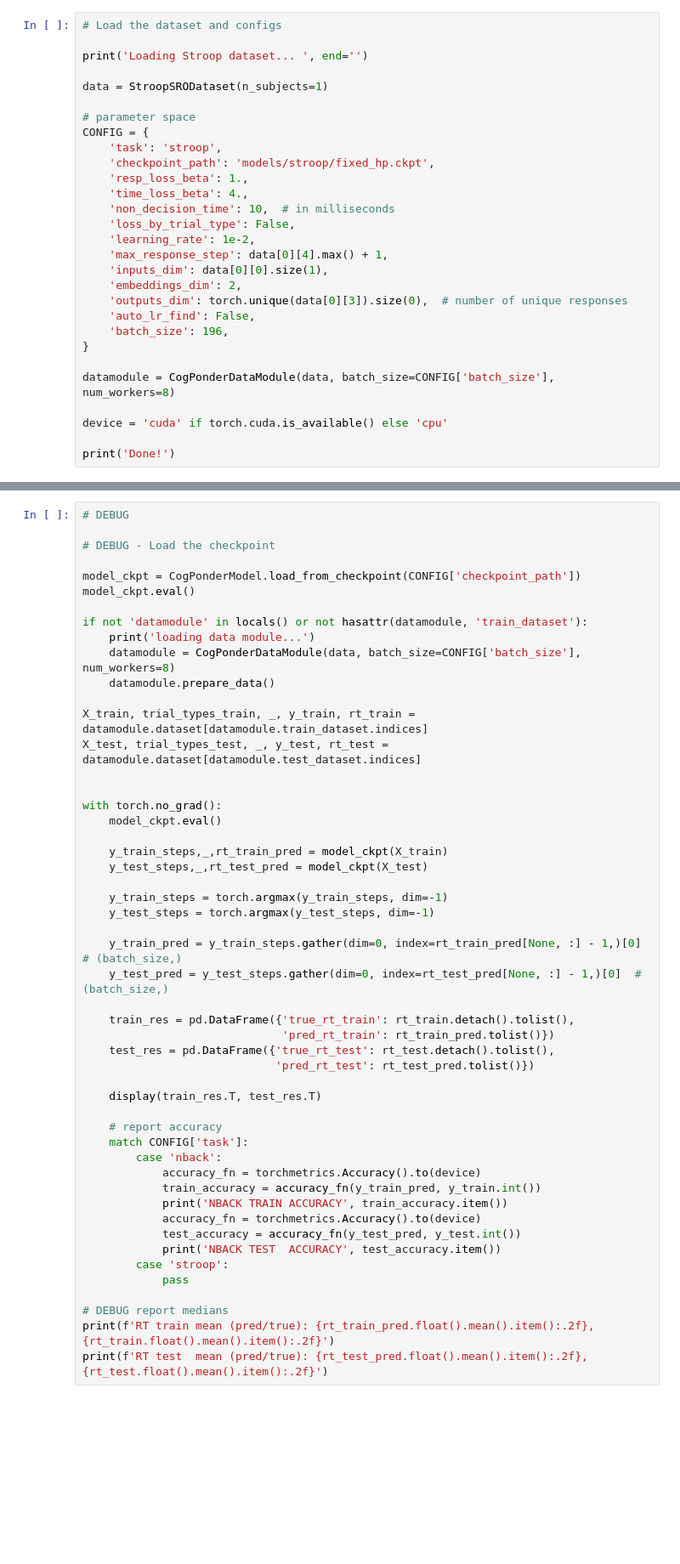
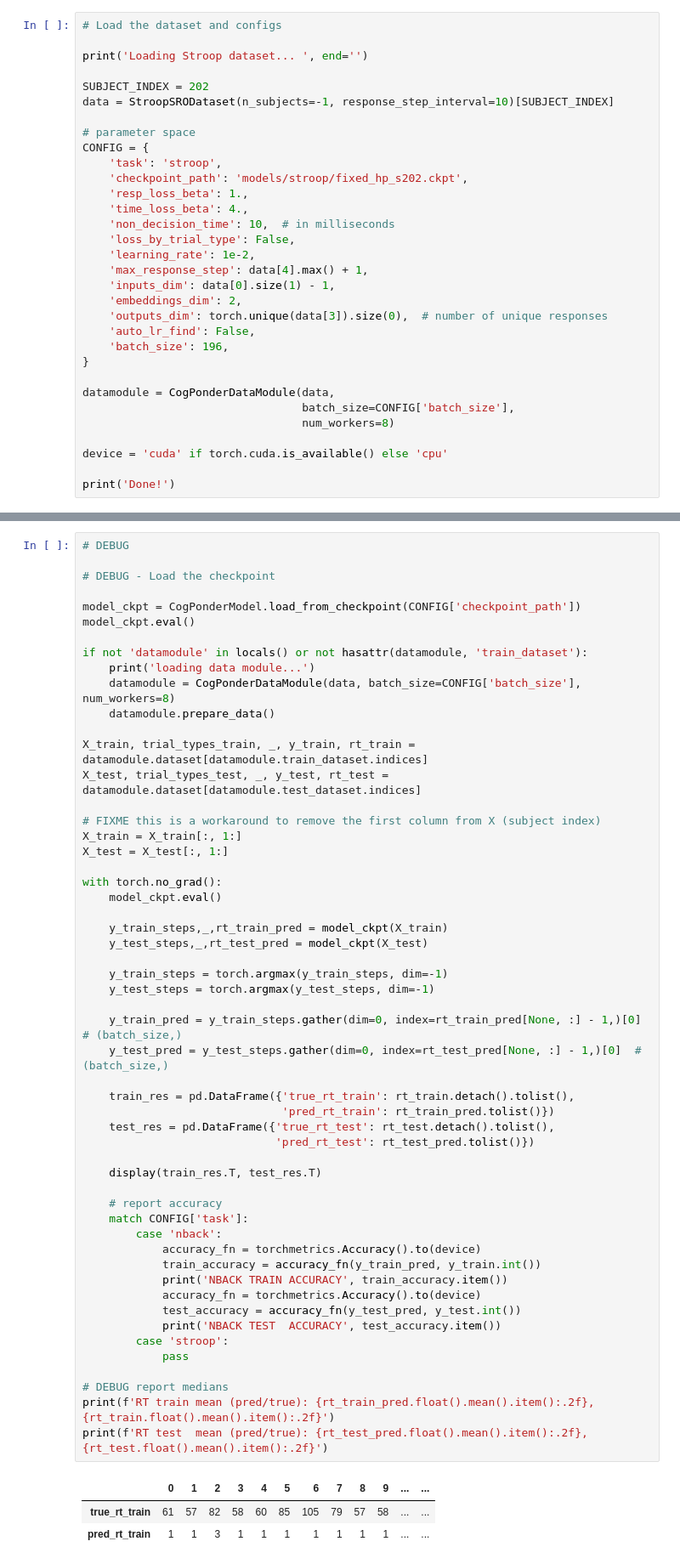
Before and after one commit to morteza/CogPonder, a Jupyter notebook: notebooks/Stroop (Fixed HP).ipynb, the cells around one changed output, grey strips where cells are left out. Shown at 85% size. Cells and saved outputs as stored; diff of their text form; blank space fills up the shorter version.

```diff
--- a/notebooks/Stroop (Fixed HP).ipynb
+++ b/notebooks/Stroop (Fixed HP).ipynb
@@ -49,26 +49,29 @@ from src.cogponder.datasets import StroopSRODataset, CogPonderDataModule
 
 print('Loading Stroop dataset... ', end='')
 
-data = StroopSRODataset(n_subjects=1)
+SUBJECT_INDEX = 202
+data = StroopSRODataset(n_subjects=-1, response_step_interval=10)[SUBJECT_INDEX]
 
 # parameter space
 CONFIG = {
     'task': 'stroop',
-    'checkpoint_path': 'models/stroop/fixed_hp.ckpt',
+    'checkpoint_path': 'models/stroop/fixed_hp_s202.ckpt',
     'resp_loss_beta': 1.,
     'time_loss_beta': 4.,
     'non_decision_time': 10,  # in milliseconds
     'loss_by_trial_type': False,
     'learning_rate': 1e-2,
-    'max_response_step': data[0][4].max() + 1,
-    'inputs_dim': data[0][0].size(1),
+    'max_response_step': data[4].max() + 1,
+    'inputs_dim': data[0].size(1) - 1,
     'embeddings_dim': 2,
-    'outputs_dim': torch.unique(data[0][3]).size(0),  # number of unique responses
+    'outputs_dim': torch.unique(data[3]).size(0),  # number of unique responses
     'auto_lr_find': False,
     'batch_size': 196,
 }
 
-datamodule = CogPonderDataModule(data, batch_size=CONFIG['batch_size'], num_workers=8)
+datamodule = CogPonderDataModule(data,
+                                 batch_size=CONFIG['batch_size'],
+                                 num_workers=8)
 
 device = 'cuda' if torch.cuda.is_available() else 'cpu'
 
@@ -117,6 +122,9 @@ if not 'datamodule' in locals() or not hasattr(datamodule, 'train_dataset'):
 X_train, trial_types_train, _, y_train, rt_train = datamodule.dataset[datamodule.train_dataset.indices]
 X_test, trial_types_test, _, y_test, rt_test = datamodule.dataset[datamodule.test_dataset.indices]
 
+# FIXME this is a workaround to remove the first column from X (subject index)
+X_train = X_train[:, 1:]
+X_test = X_test[:, 1:]
 
 with torch.no_grad():
     model_ckpt.eval()
@@ -125,30 +133,34 @@ with torch.no_grad():
     y_test_steps,_,rt_test_pred = model_ckpt(X_test)
 
     y_train_steps = torch.argmax(y_train_steps, dim=-1)
     y_test_steps = torch.argmax(y_test_steps, dim=-1)
 
     y_train_pred = y_train_steps.gather(dim=0, index=rt_train_pred[None, :] - 1,)[0]  # (batch_size,)
     y_test_pred = y_test_steps.gather(dim=0, index=rt_test_pred[None, :] - 1,)[0]  # (batch_size,)
 
     train_res = pd.DataFrame({'true_rt_train': rt_train.detach().tolist(),
                               'pred_rt_train': rt_train_pred.tolist()})
     test_res = pd.DataFrame({'true_rt_test': rt_test.detach().tolist(),
                              'pred_rt_test': rt_test_pred.tolist()})
 
     display(train_res.T, test_res.T)
 
     # report accuracy
     match CONFIG['task']:
         case 'nback':
             accuracy_fn = torchmetrics.Accuracy().to(device)
             train_accuracy = accuracy_fn(y_train_pred, y_train.int())
             print('NBACK TRAIN ACCURACY', train_accuracy.item())
             accuracy_fn = torchmetrics.Accuracy().to(device)
             test_accuracy = accuracy_fn(y_test_pred, y_test.int())
             print('NBACK TEST  ACCURACY', test_accuracy.item())
         case 'stroop':
             pass
 
 # DEBUG report medians
 print(f'RT train mean (pred/true): {rt_train_pred.float().mean().item():.2f}, {rt_train.float().mean().item():.2f}')
 print(f'RT test  mean (pred/true): {rt_test_pred.float().mean().item():.2f}, {rt_test.float().mean().item():.2f}')
+# %% [output]
+|  | 0 | 1 | 2 | 3 | 4 | 5 | 6 | 7 | 8 | 9 | ... | ... |
+| true_rt_train | 61 | 57 | 82 | 58 | 60 | 85 | 105 | 79 | 57 | 58 | ... | ... |
+| pred_rt_train | 1 | 1 | 3 | 1 | 1 | 1 | 1 | 1 | 1 | 1 | ... | ... |
```
Also changed, not shown: parts of 5 cells of this notebook, 4 other files.
